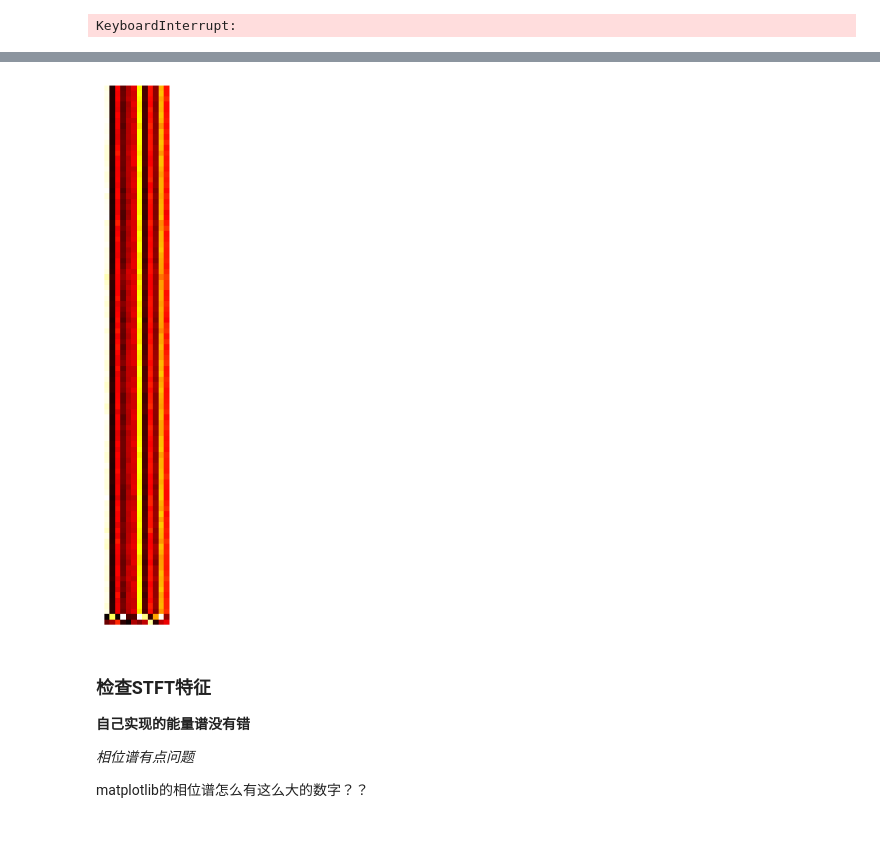
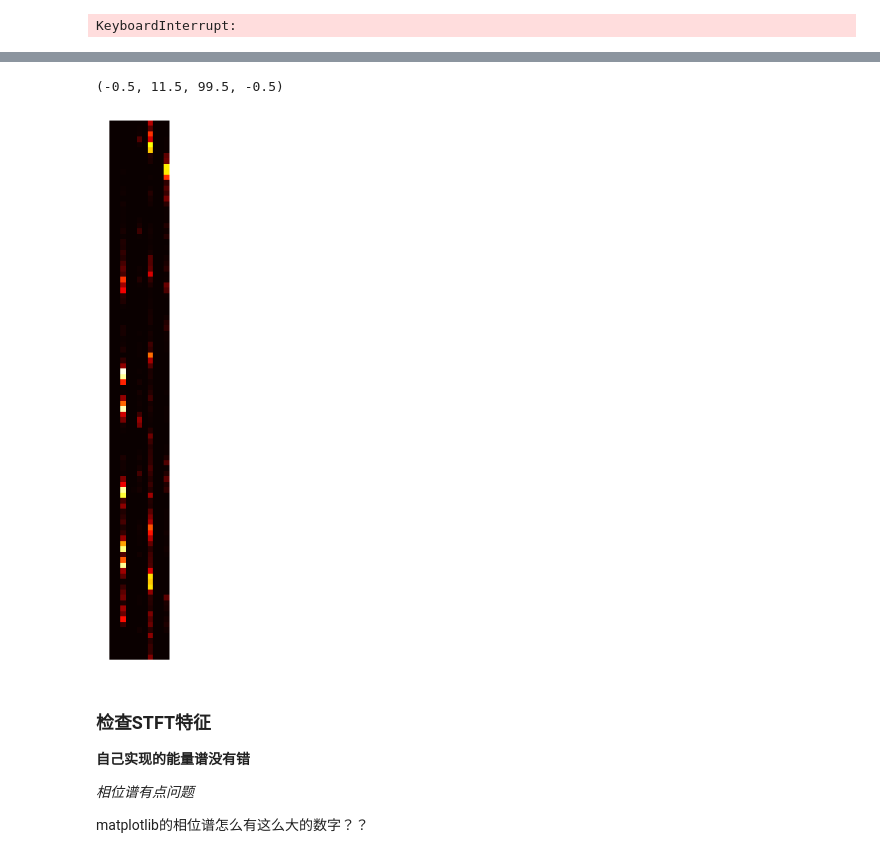
Before and after one commit to RavenKiller/SELDnet-pytorch, a Jupyter notebook: 未命名.ipynb, the cells around one changed output, grey strips where cells are left out. Drawn from its saved outputs; the diff is of its cells as text; code cells hidden in the pictures.

```diff
--- a/未命名.ipynb
+++ b/未命名.ipynb
@@ -160,6 +193,10 @@ import numpy as np
+# %%
+sed_eval_predict,out_doa = model(sample_eval)
 # %%
 tmp = sed_eval_onehot[0].cpu().numpy()
-start=20
-plt.imshow(tmp[start*100:start*100+100,:])
+start=11
+plt.figure(figsize=(1,50),dpi=100)
+plt.imshow(tmp[start*100:start*100+100,:],interpolation='nearest', cmap=plt.cm.hot)
+plt.axis('off')
 print(set(np.argmax(tmp,1)))
 # %% [output]
@@ -168,12 +205,11 @@ print(set(np.argmax(tmp,1)))
 # %%
-tmp = sed_eval_predict[0].cpu().numpy()
-start=0
+tmp = sed_eval_predict[0].cpu().detach().numpy()
 plt.figure(figsize=(1,50),dpi=100)
-plt.imshow(tmp[-1-100:-1,:],interpolation='nearest', cmap=plt.cm.hot)
+plt.imshow(tmp[start*100:start*100+100,:],interpolation='nearest', cmap=plt.cm.hot)
 plt.axis('off')
-plt.savefig("tmp.jpg",dpi=100)
 # %% [output]
+(-0.5, 11.5, 99.5, -0.5)
-[figure, old version]
+[figure, new version]
 # %% [markdown]
 ### 检查STFT特征
 **自己实现的能量谱没有错**
```
Also changed, not shown: parts of 6 cells of this notebook, 7 other files.
